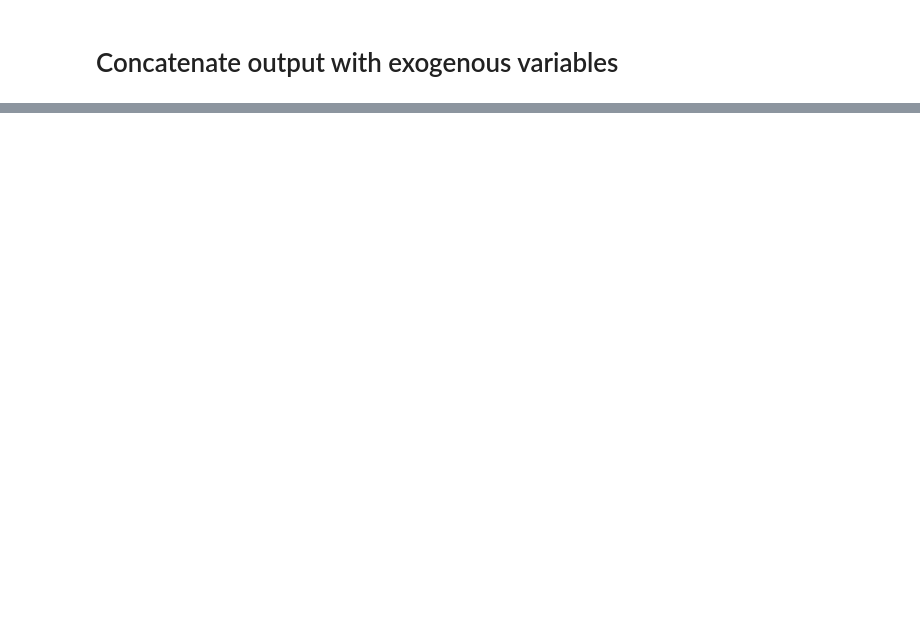
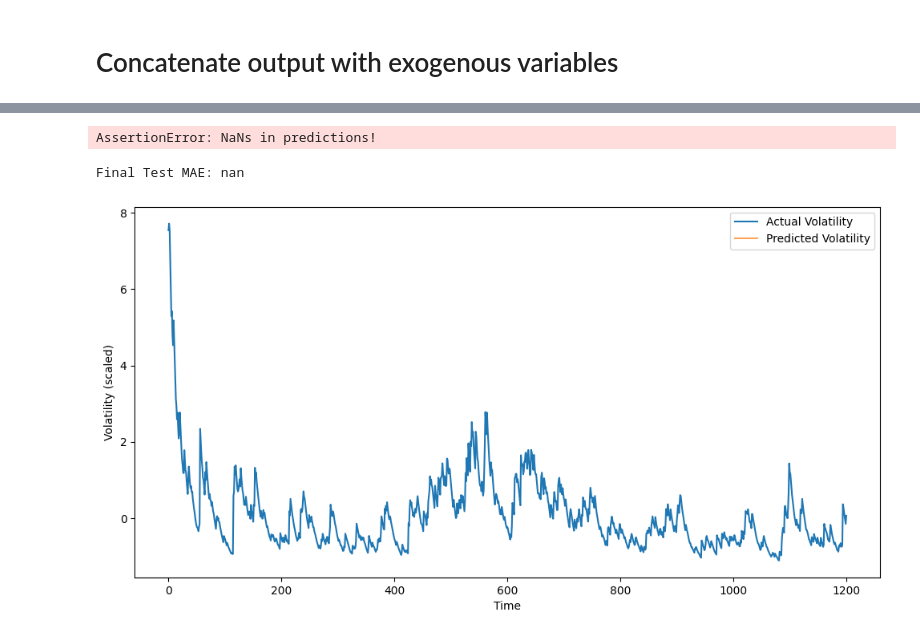
Before and after one commit to shahzeb147/VoltTFormer, a Jupyter notebook: testing.ipynb, the cells around one changed output, grey strips where cells are left out. Drawn from its saved outputs; the diff is of its cells as text; code cells hidden in the pictures; blank space fills up the shorter version.

```diff
--- a/testing.ipynb
+++ b/testing.ipynb
@@ -481,0 +457,15 @@ Fine-Tune Epoch 100, Loss: 0.0269
+# %%
+class PositionalEncoding(nn.Module):
+    def __init__(self, embedding_dim=2, max_len=5000):
+        super().__init__()
+        position = torch.arange(max_len).unsqueeze(1)  # Shape: (max_len, 1)
+        div_term = torch.exp(torch.arange(0, embedding_dim, 2) * (-math.log(10000.0) / embedding_dim))
+        pe = torch.zeros(max_len, embedding_dim)
+        pe[:, 0::2] = torch.sin(position * div_term)  # Even indices: sine
+        pe[:, 1::2] = torch.cos(position * div_term)  # Odd indices: cosine
+        self.register_buffer('pe', pe)  # Not a learnable parameter
+
+    def forward(self, x):
+        # x shape: (batch_size, seq_len, embedding_dim)
+        seq_len = x.shape[1]
+        return x + self.pe[:seq_len, :]  # Add positional encoding
@@ -481,0 +553,64 @@ Fine-Tune Epoch 100, Loss: 0.0269
+# %%
+from torch.utils.data import DataLoader, TensorDataset
+
+# Initialize model with gradient clipping and smaller learning rate
+model = VolatilityTransformer(num_features=7)
+optimizer = torch.optim.Adam(model.parameters(), lr=1e-4)
+criterion = nn.L1Loss()
+
+# Training loop with gradient clipping
+for epoch in range(num_epochs):
+    model.train()
+    total_loss = 0
+
+    for batch_X, batch_y in train_loader:
+        optimizer.zero_grad()
+
+        # Forward pass with NaN checks
+        predictions = model(batch_X)
+        assert not torch.isnan(predictions).any(), "NaNs in predictions!"
+
+        preds = predictions[:, -1]
+        loss = criterion(preds, batch_y)
+
+        loss.backward()
+        torch.nn.utils.clip_grad_norm_(model.parameters(), 1.0)  # Gradient clipping
+        optimizer.step()
+
+        total_loss += loss.item()
+
+    # Validation
+    model.eval()
+    with torch.no_grad():
+        test_preds = model(X_test)[:, -1]
+        test_mae = criterion(test_preds, y_test).item()
+
+    print(f"Epoch {epoch+1} | Train MAE: {total_loss/len(train_loader):.4f} | Test MAE: {test_mae:.4f}")
+# %% [output]
+AssertionError: NaNs in predictions!
+# %%
+model.eval()
+with torch.no_grad():
+    # Test set predictions
+    test_preds = model(X_test)[:, -1]  # Last timestep predictions
+
+    # Inverse scaling if needed (depends on how you scaled "Conditional_Volatility_scaled")
+    # test_preds_original_scale = test_preds * std + mean
+
+    # Calculate MAE
+    mae = torch.abs(test_preds - y_test).mean().item()
+    print(f"Final Test MAE: {mae:.4f}")
+# %% [output]
+Final Test MAE: nan
+# %%
+import matplotlib.pyplot as plt
+
+plt.figure(figsize=(12, 6))
+plt.plot(y_test.numpy(), label="Actual Volatility")
+plt.plot(test_preds.numpy(), label="Predicted Volatility", alpha=0.7)
+plt.xlabel("Time")
+plt.ylabel("Volatility (scaled)")
+plt.legend()
+plt.show()
+# %% [output]
+[figure, added]
```
Also changed, not shown: parts of 35 cells of this notebook.
